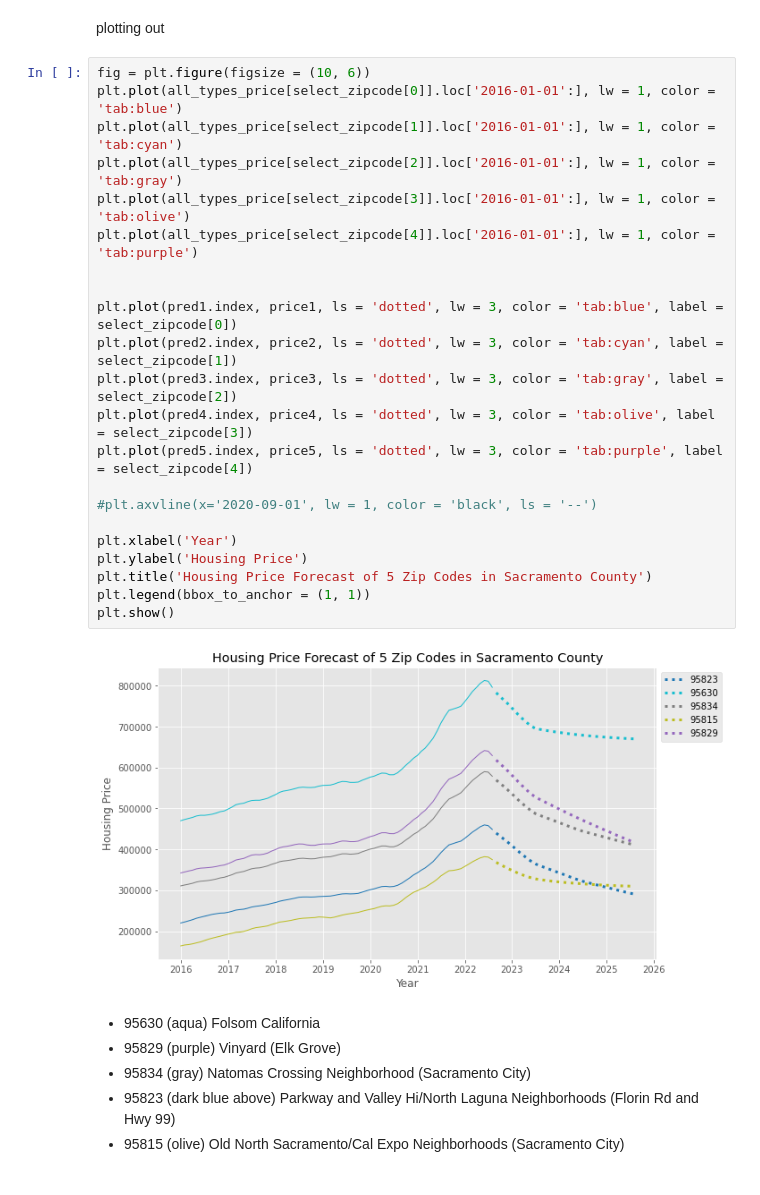
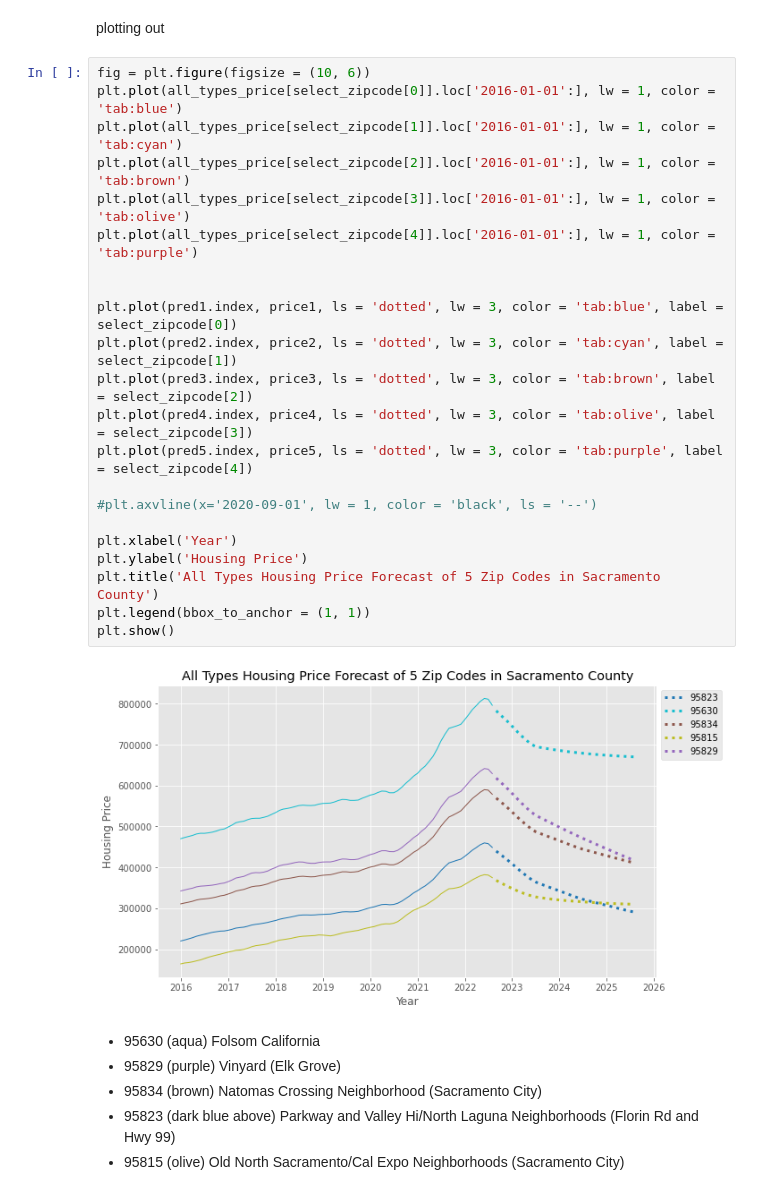
Before and after one commit to SringayKeno/forecasting-home-prices-sacramento-county, a Jupyter notebook: forecast/forecast_all_types.ipynb, the cells around one changed output. Drawn from its saved outputs; the diff is of its cells as text.

```diff
--- a/forecast/forecast_all_types.ipynb
+++ b/forecast/forecast_all_types.ipynb
@@ -197,30 +197,30 @@ plotting out
 # %%
 fig = plt.figure(figsize = (10, 6))
 plt.plot(all_types_price[select_zipcode[0]].loc['2016-01-01':], lw = 1, color = 'tab:blue')
 plt.plot(all_types_price[select_zipcode[1]].loc['2016-01-01':], lw = 1, color = 'tab:cyan')
-plt.plot(all_types_price[select_zipcode[2]].loc['2016-01-01':], lw = 1, color = 'tab:gray')
+plt.plot(all_types_price[select_zipcode[2]].loc['2016-01-01':], lw = 1, color = 'tab:brown')
 plt.plot(all_types_price[select_zipcode[3]].loc['2016-01-01':], lw = 1, color = 'tab:olive')
 plt.plot(all_types_price[select_zipcode[4]].loc['2016-01-01':], lw = 1, color = 'tab:purple')
 
 
 plt.plot(pred1.index, price1, ls = 'dotted', lw = 3, color = 'tab:blue', label = select_zipcode[0])
 plt.plot(pred2.index, price2, ls = 'dotted', lw = 3, color = 'tab:cyan', label = select_zipcode[1])
-plt.plot(pred3.index, price3, ls = 'dotted', lw = 3, color = 'tab:gray', label = select_zipcode[2])
+plt.plot(pred3.index, price3, ls = 'dotted', lw = 3, color = 'tab:brown', label = select_zipcode[2])
 plt.plot(pred4.index, price4, ls = 'dotted', lw = 3, color = 'tab:olive', label = select_zipcode[3])
 plt.plot(pred5.index, price5, ls = 'dotted', lw = 3, color = 'tab:purple', label = select_zipcode[4])
 
 #plt.axvline(x='2020-09-01', lw = 1, color = 'black', ls = '--')
 
 plt.xlabel('Year')
 plt.ylabel('Housing Price')
-plt.title('Housing Price Forecast of 5 Zip Codes in Sacramento County')
+plt.title('All Types Housing Price Forecast of 5 Zip Codes in Sacramento County')
 plt.legend(bbox_to_anchor = (1, 1))
 plt.show()
 # %% [output]
-[figure, old version]
+[figure, new version]
 # %% [markdown]
 * 95630 (aqua) Folsom California
 * 95829 (purple) Vinyard (Elk Grove)
-* 95834 (gray) Natomas Crossing Neighborhood (Sacramento City)
+* 95834 (brown) Natomas Crossing Neighborhood (Sacramento City)
 * 95823 (dark blue above) Parkway and Valley Hi/North Laguna Neighborhoods (Florin Rd and Hwy 99)
 * 95815 (olive) Old North Sacramento/Cal Expo Neighborhoods (Sacramento City)
```
Also changed, not shown: parts of 1 cell of this notebook, 25 other files.
